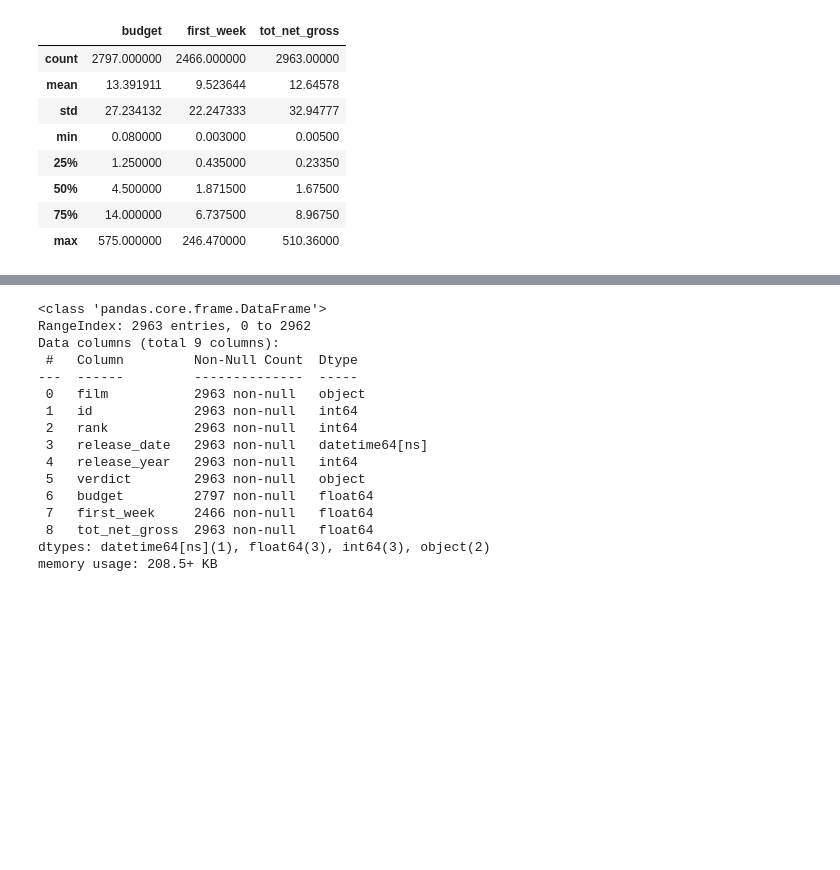
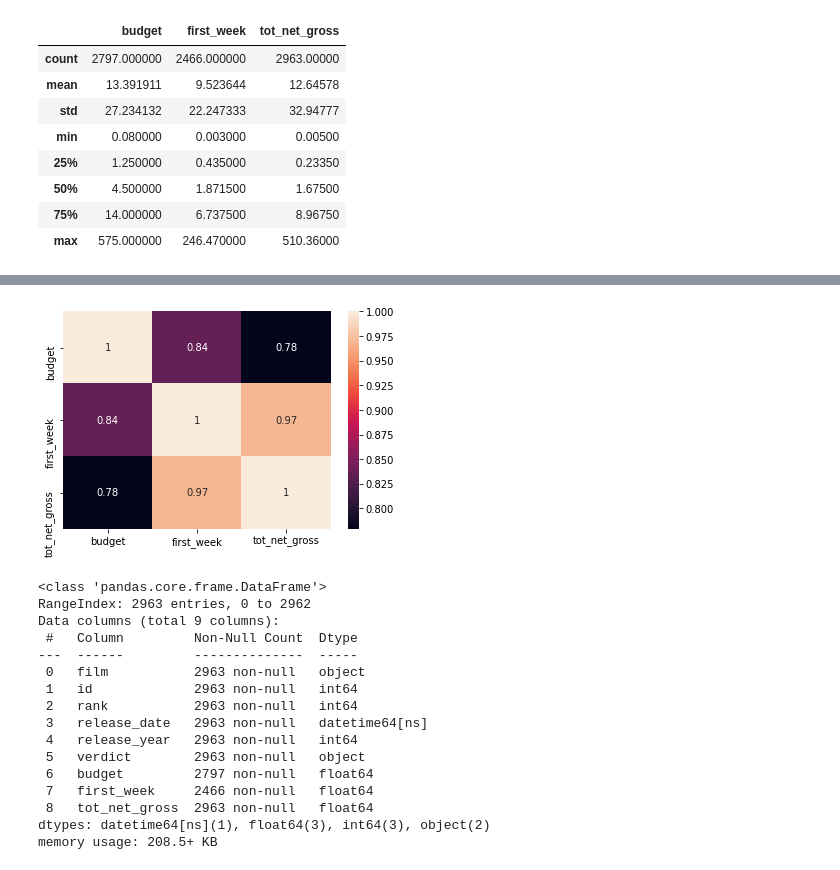
Before and after one commit to daveking63/Bollywood, a Jupyter notebook: Milestone_1_v4_pynb.ipynb, the cells around one changed output, grey strips where cells are left out. Cells and saved outputs as stored; diff of their text form; code cells hidden in the pictures; blank space fills up the shorter version.

```diff
--- a/Milestone_1_v4_pynb.ipynb
+++ b/Milestone_1_v4_pynb.ipynb
@@ -61 +62,14 @@ df_sm.loc[0:,['budget','first_week','tot_net_gross']].hist(bins=50,figsize=(12,3
+# %%
+# These are highly skewed to the left and as a consequence the variables
+# highly intercorrelated because of the overwhelming majority of low values
+# (although technically shouldn't report this because of skew)
+
+corr_list = ['budget','first_week','tot_net_gross']
+corr = pd.DataFrame()
+for var1 in corr_list:
+    for var2 in corr_list:
+        corr.loc[var1, var2] = df_sm.corr().loc[var1, var2]
+sns.heatmap(corr, annot=True);
+# %% [output]
+[figure, added]
 # %%
```
Also changed, not shown: parts of 42 cells of this notebook.
